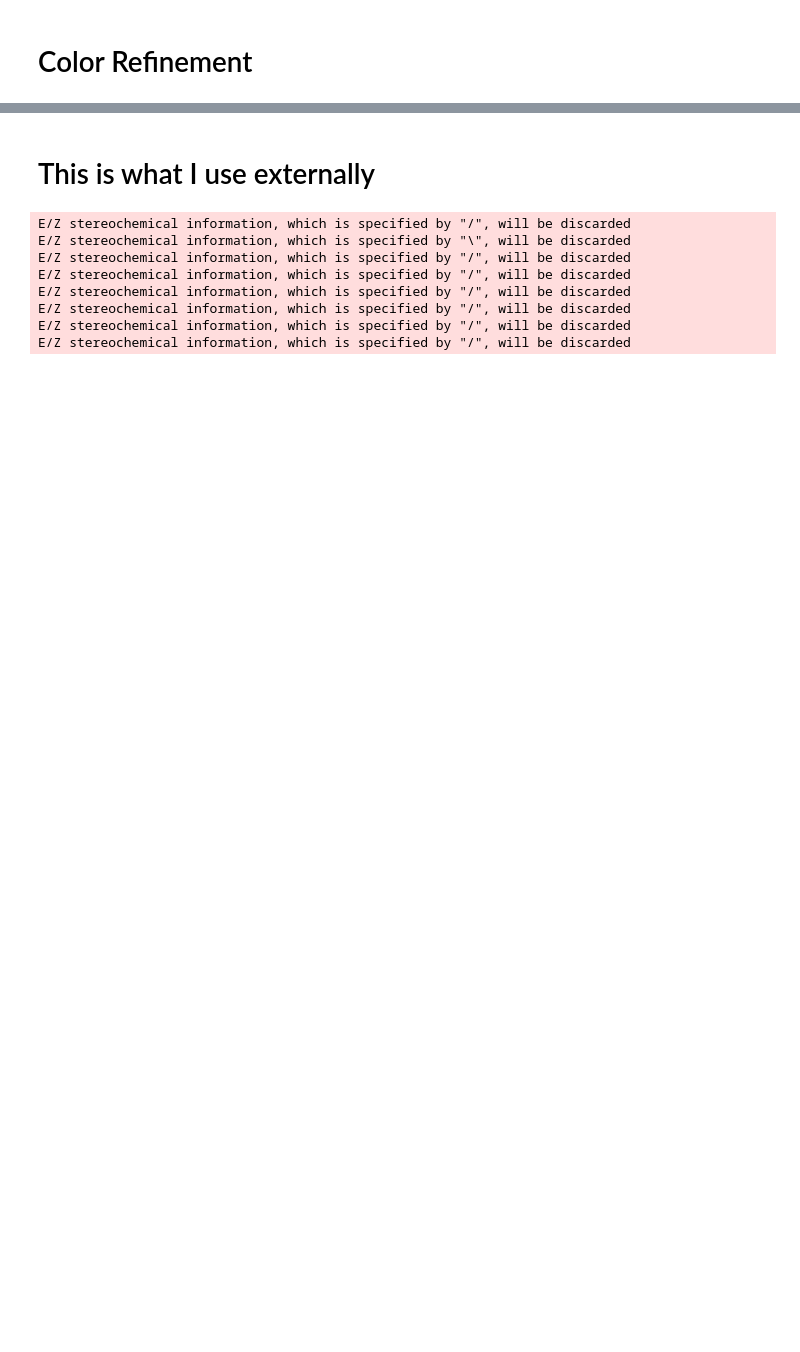
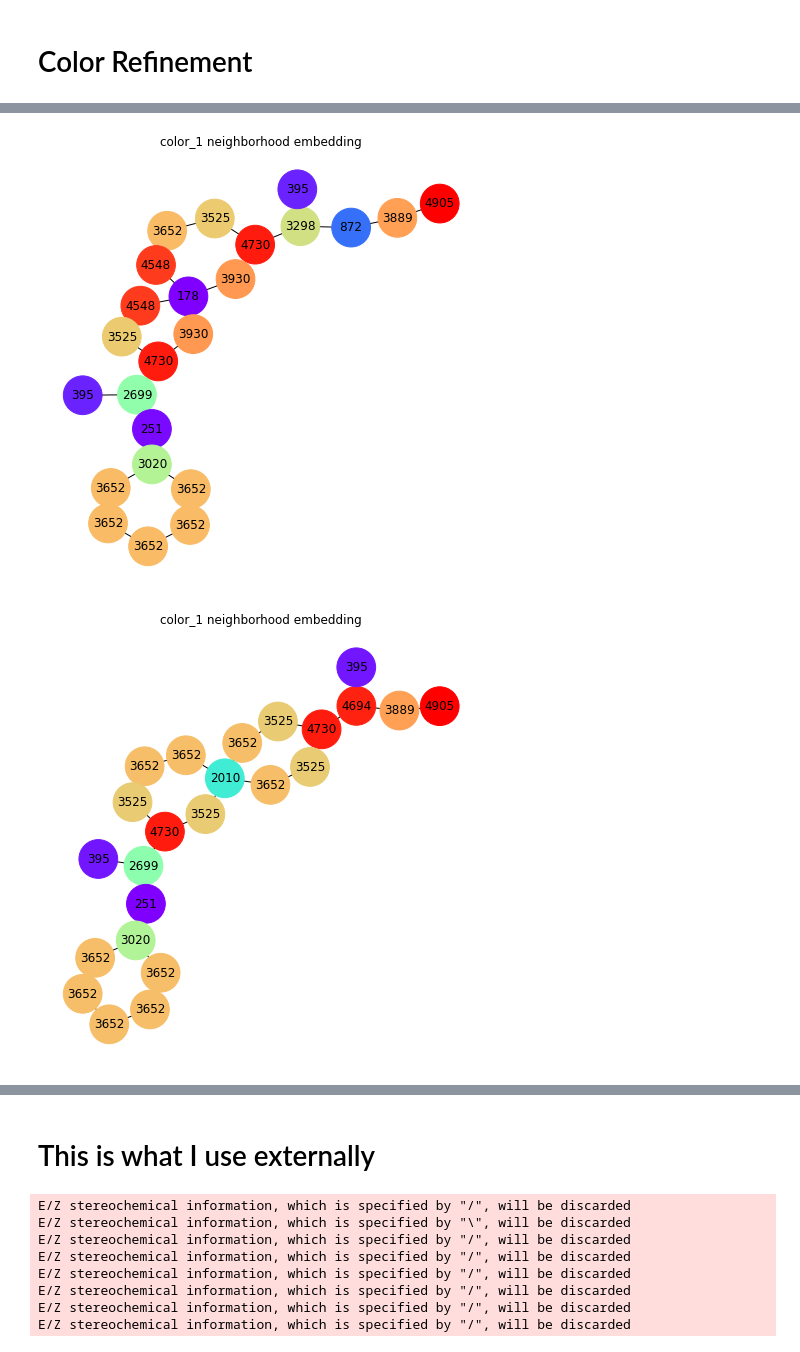
Before and after one commit to parkerburchett/TDC-Binary-Classification, a Jupyter notebook: ColorRefinement/ColorRefinement Tutorial.ipynb, the cells around one changed output, grey strips where cells are left out. Saved outputs shown, nothing was run; the diff lists cells and outputs as text; code cells hidden in the pictures; blank space fills up the shorter version.

```diff
--- a/ColorRefinement/ColorRefinement Tutorial.ipynb
+++ b/ColorRefinement/ColorRefinement Tutorial.ipynb
@@ -86,0 +83,6 @@ There are no two nodes that have identical 2 hop neighborhoods around them.
+# %%
+render_color_graph(mol_1_color_graph, 'color_1')
+render_color_graph(mol_2_color_graph, 'color_1')
+# %% [output]
+[figure, added]
+[figure, added]
```
Also changed, not shown: parts of 19 cells of this notebook.
